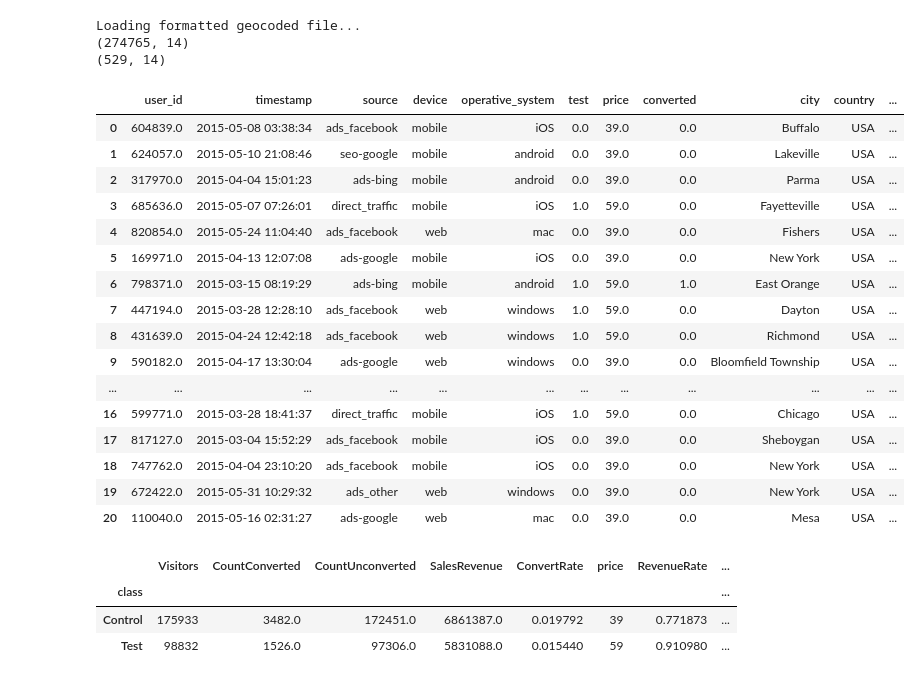
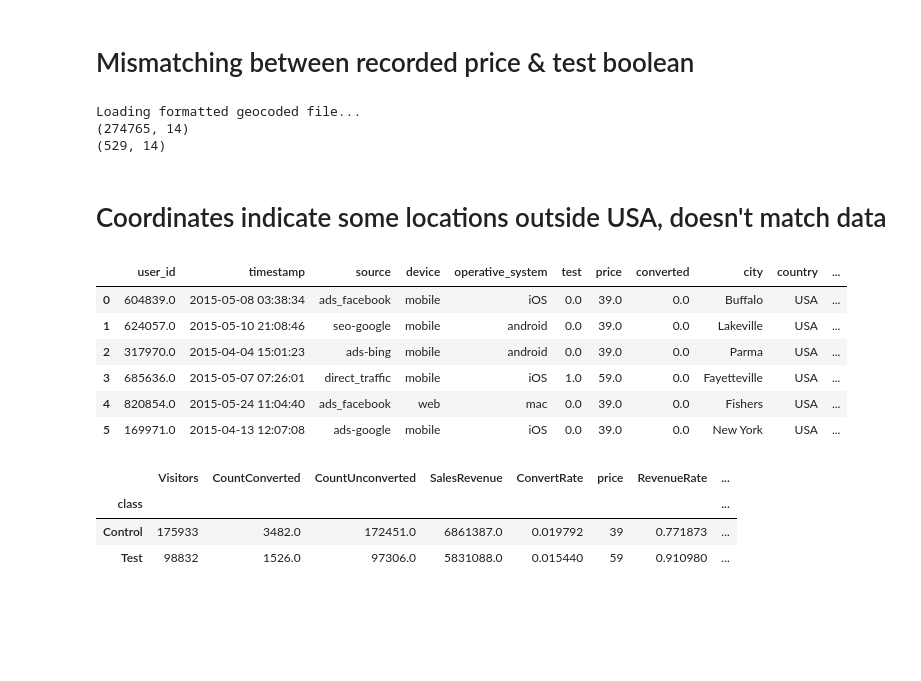
Before and after one commit to kotoroshinoto/InsightDataChallenges, a Jupyter notebook: challenge2/AB_Testing.ipynb, the cells around one changed output. Drawn from its saved outputs; the diff is of its cells as text; code cells hidden in the pictures; blank space fills up the shorter version.

```diff
--- a/challenge2/AB_Testing.ipynb
+++ b/challenge2/AB_Testing.ipynb
@@ -33,6 +35,8 @@ user_df.reset_index(level=0, inplace=True)
 df = test_df.merge(user_df, on='user_id')
 df.test = df.test.astype(int)
 df.converted = df.converted.astype(int)
+# %% [markdown]
+# Mismatching between recorded price & test boolean
 # %%
 # df.timestamp.dt.minute
 # df.timestamp.dt.month
@@ -78,26 +82,18 @@ df['month_of_year'] = df.timestamp.dt.month
 Loading formatted geocoded file...
 (274765, 14)
 (529, 14)
+# %% [markdown]
+# Coordinates indicate some locations outside USA, doesn't match data
 # %%
-df.loc()[0:20]
+df.loc()[0:5]
 # %% [output]
 |  | user_id | timestamp | source | device | operative_system | test | price | converted | city | country | ... |
 | 0 | 604839.0 | 2015-05-08 03:38:34 | ads_facebook | mobile | iOS | 0.0 | 39.0 | 0.0 | Buffalo | USA | ... |
 | 1 | 624057.0 | 2015-05-10 21:08:46 | seo-google | mobile | android | 0.0 | 39.0 | 0.0 | Lakeville | USA | ... |
 | 2 | 317970.0 | 2015-04-04 15:01:23 | ads-bing | mobile | android | 0.0 | 39.0 | 0.0 | Parma | USA | ... |
 | 3 | 685636.0 | 2015-05-07 07:26:01 | direct_traffic | mobile | iOS | 1.0 | 59.0 | 0.0 | Fayetteville | USA | ... |
 | 4 | 820854.0 | 2015-05-24 11:04:40 | ads_facebook | web | mac | 0.0 | 39.0 | 0.0 | Fishers | USA | ... |
 | 5 | 169971.0 | 2015-04-13 12:07:08 | ads-google | mobile | iOS | 0.0 | 39.0 | 0.0 | New York | USA | ... |
-| 6 | 798371.0 | 2015-03-15 08:19:29 | ads-bing | mobile | android | 1.0 | 59.0 | 1.0 | East Orange | USA | ... |
-| 7 | 447194.0 | 2015-03-28 12:28:10 | ads_facebook | web | windows | 1.0 | 59.0 | 0.0 | Dayton | USA | ... |
-| 8 | 431639.0 | 2015-04-24 12:42:18 | ads_facebook | web | windows | 1.0 | 59.0 | 0.0 | Richmond | USA | ... |
-| 9 | 590182.0 | 2015-04-17 13:30:04 | ads-google | web | windows | 0.0 | 39.0 | 0.0 | Bloomfield Township | USA | ... |
-| ... | ... | ... | ... | ... | ... | ... | ... | ... | ... | ... | ... |
-| 16 | 599771.0 | 2015-03-28 18:41:37 | direct_traffic | mobile | iOS | 1.0 | 59.0 | 0.0 | Chicago | USA | ... |
-| 17 | 817127.0 | 2015-03-04 15:52:29 | ads_facebook | mobile | iOS | 0.0 | 39.0 | 0.0 | Sheboygan | USA | ... |
-| 18 | 747762.0 | 2015-04-04 23:10:20 | ads_facebook | mobile | iOS | 0.0 | 39.0 | 0.0 | New York | USA | ... |
-| 19 | 672422.0 | 2015-05-31 10:29:32 | ads_other | web | windows | 0.0 | 39.0 | 0.0 | New York | USA | ... |
-| 20 | 110040.0 | 2015-05-16 02:31:27 | ads-google | web | mac | 0.0 | 39.0 | 0.0 | Mesa | USA | ... |
 # %%
 def compute_results_features(df):
     results_df = pd.DataFrame()
```
Also changed, not shown: parts of 4 cells of this notebook.
